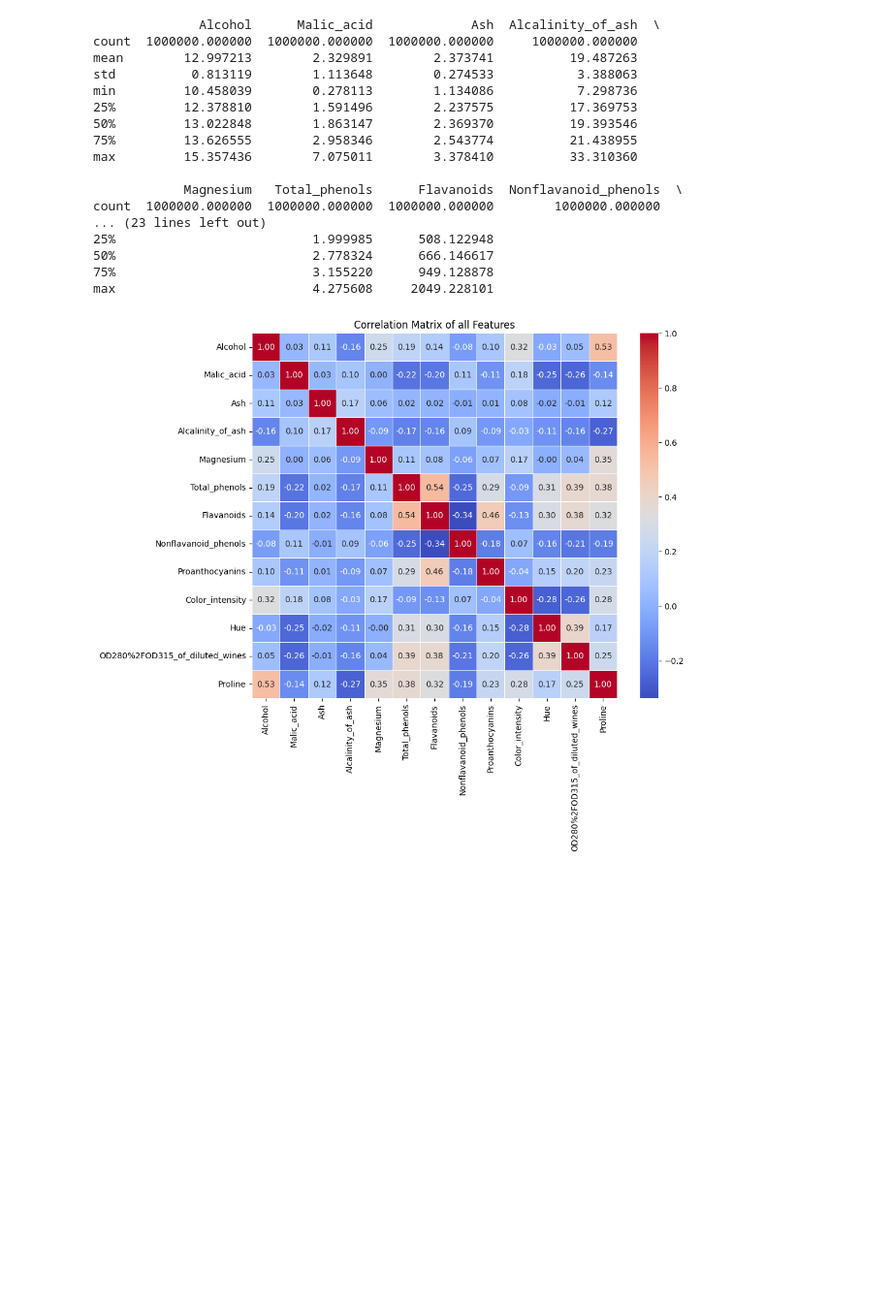
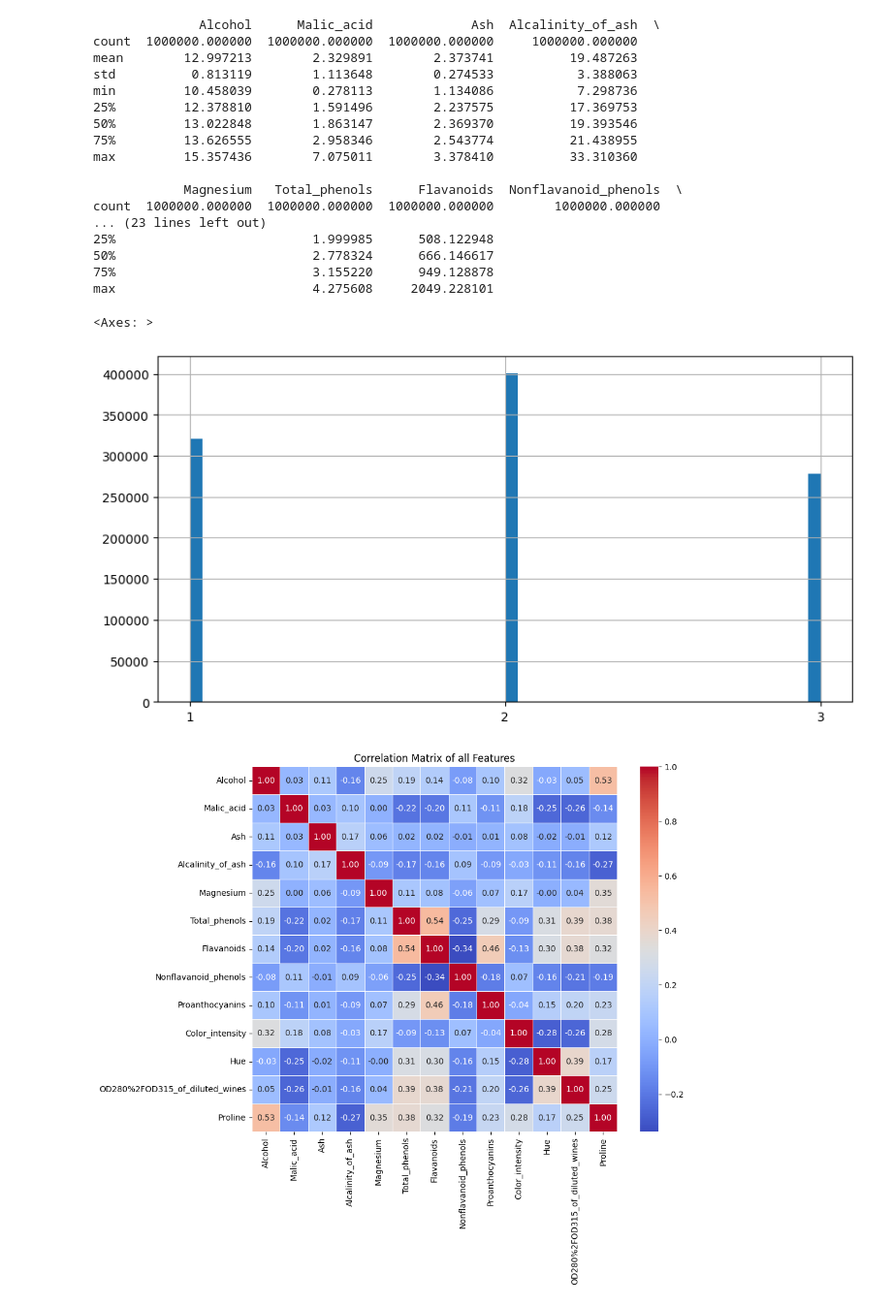
Before and after one commit to arthurl7389/WineAnalyzeML, a Jupyter notebook: model.ipynb, the cells around one changed output. Shown at 97% size. Drawn from its saved outputs; the diff is of its cells as text; code cells hidden in the pictures; blank space fills up the shorter version.

```diff
--- a/model.ipynb
+++ b/model.ipynb
@@ -138,6 +161,11 @@ count  1000000.000000  1000000.000000  1000000.000000        1000000.000000
 50%                          2.778324      666.146617
 75%                          3.155220      949.128878
 max                          4.275608     2049.228101
+# %%
+target.hist(bins=50, figsize=(10,5))
+# %% [output]
+<Axes: >
+[figure, added]
 # %%
 # Compute correlation matrix
 corr_matrix = wine.corr()
```
Also changed, not shown: parts of 12 cells of this notebook.
